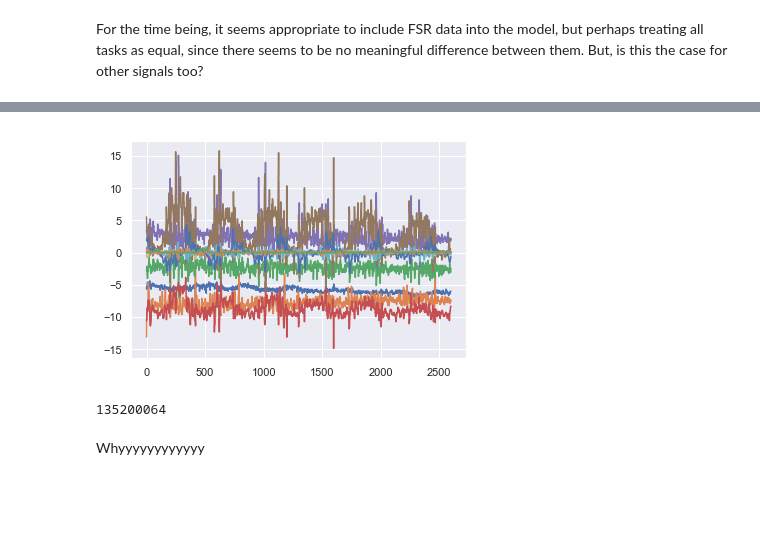
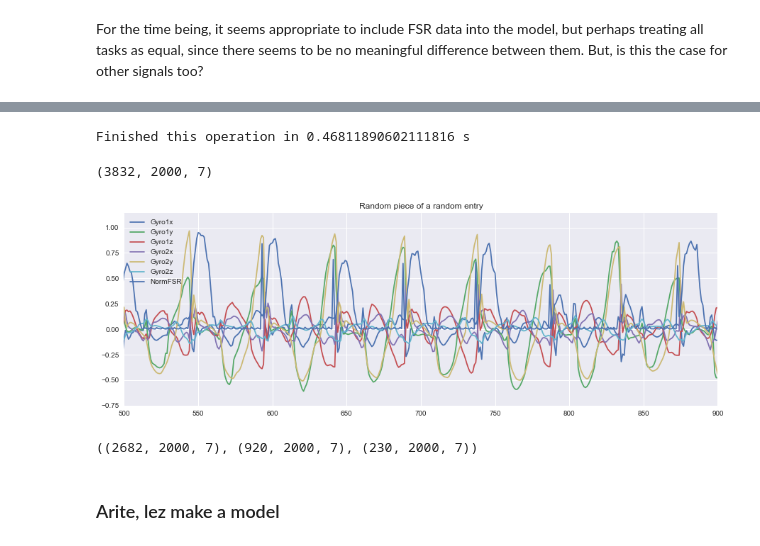
Before and after one commit to BabaJaguska/unseemlyPythonStuff, a Jupyter notebook: TappingPlotStuff.ipynb, the cells around one changed output, grey strips where cells are left out. Drawn from its saved outputs; the diff is of its cells as text; code cells hidden in the pictures; blank space fills up the shorter version.

```diff
--- a/TappingPlotStuff.ipynb
+++ b/TappingPlotStuff.ipynb
@@ -194,13 +225,7 @@ def readAdjust(root, directory, file):
 
     sig = scipy.io.loadmat(root + directory + '/' + file)
 
-    temp = measurement(sig['acc1'][0],
-                       sig['acc1'][1],
-                       sig['acc1'][2],
-                       sig['acc2'][0],
-                       sig['acc2'][1],
-                       sig['acc2'][2],
-                       sig['fsr'][0],
+    temp = measurement(sig['fsr'][0],
                        sig['gyro1'][0],
                        sig['gyro1'][1],
                        sig['gyro1'][2],
@@ -612,12 +613,36 @@ batch3 = np.array(batch3)
-# %%
-plt.plot(batch3[111].T)
-plt.show()
-# %% [output]
-[figure, removed]
-# %%
-import sys
-sys.getsizeof(batch1)
-# %% [output]
-135200064
-# %% [markdown]
-Whyyyyyyyyyyyy
+# %%
+# reshape data
+
+tic = time.time()
+X = []  # signals
+Y = []  # diagnoses
+nSeconds = 10
+for sig in tqdm(sigs):
+    crops = sig.packAndCrop(nSeconds)
+    X = X + crops
+    for i in range(0,len(crops)):
+        #X = np.append(X,crop)
+        Y.append(encodeDiagnosis(sig.diagnosis))
+
+
+
+toc = time.time()
+print('Finished this operation in {} s'.format(toc-tic))
+# %% [output]
+Finished this operation in 0.46811890602111816 s
+# %%
+Y = np.reshape(Y,(len(Y),4))
+X = np.reshape(X, (len(X),X[0].shape[0],X[0].shape[1]))
+X = np.swapaxes(X,1,2)
+X.shape
+# %% [output]
+(3832, 2000, 7)
+# %%
+plt.figure(figsize = (15,5))
+plt.plot(X[200])
+plt.xlim(500,900)
+plt.title('Random piece of a random entry')
+plt.legend(['Gyro1x','Gyro1y','Gyro1z','Gyro2x','Gyro2y','Gyro2z','NormFSR'])
+plt.show()
+# %% [output]
+[figure, added]
@@ -623,0 +654,6 @@ Whyyyyyyyyyyyy
+# %%
+Xtrain.shape, Xtest.shape, Xval.shape
+# %% [output]
+((2682, 2000, 7), (920, 2000, 7), (230, 2000, 7))
+# %% [markdown]
+### Arite, lez make a model
```
Also changed, not shown: parts of 18 cells of this notebook.
